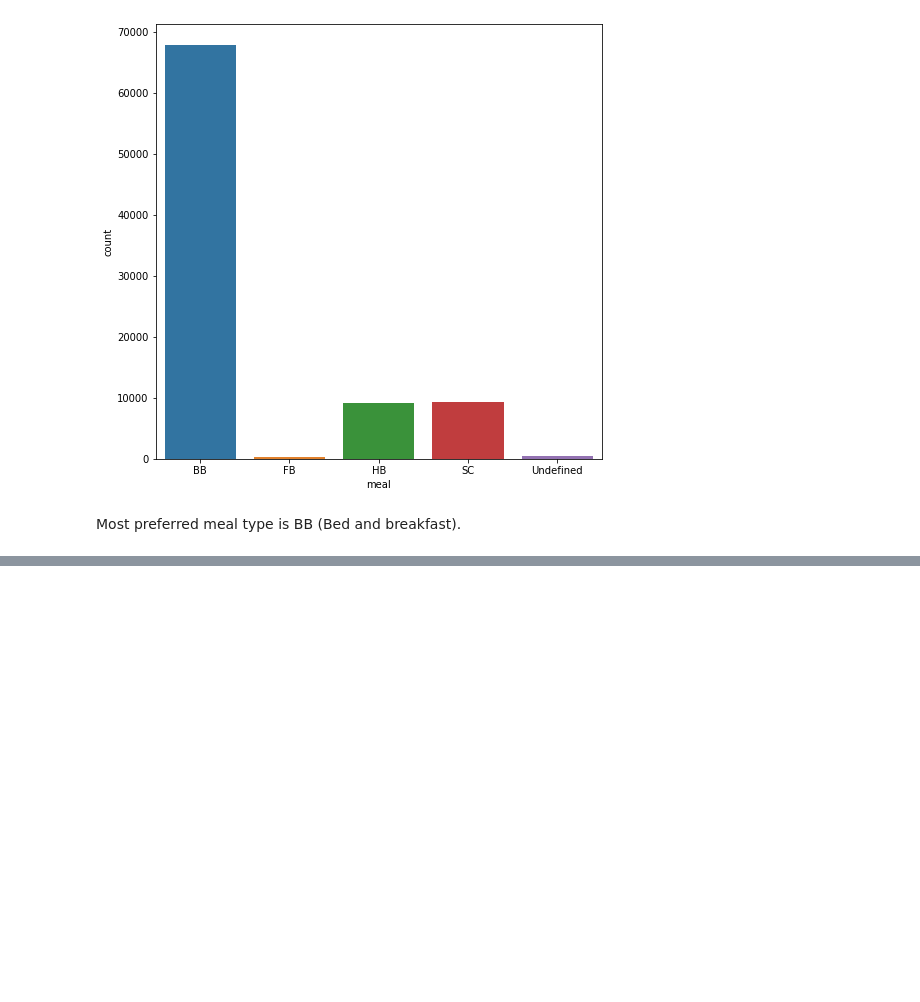
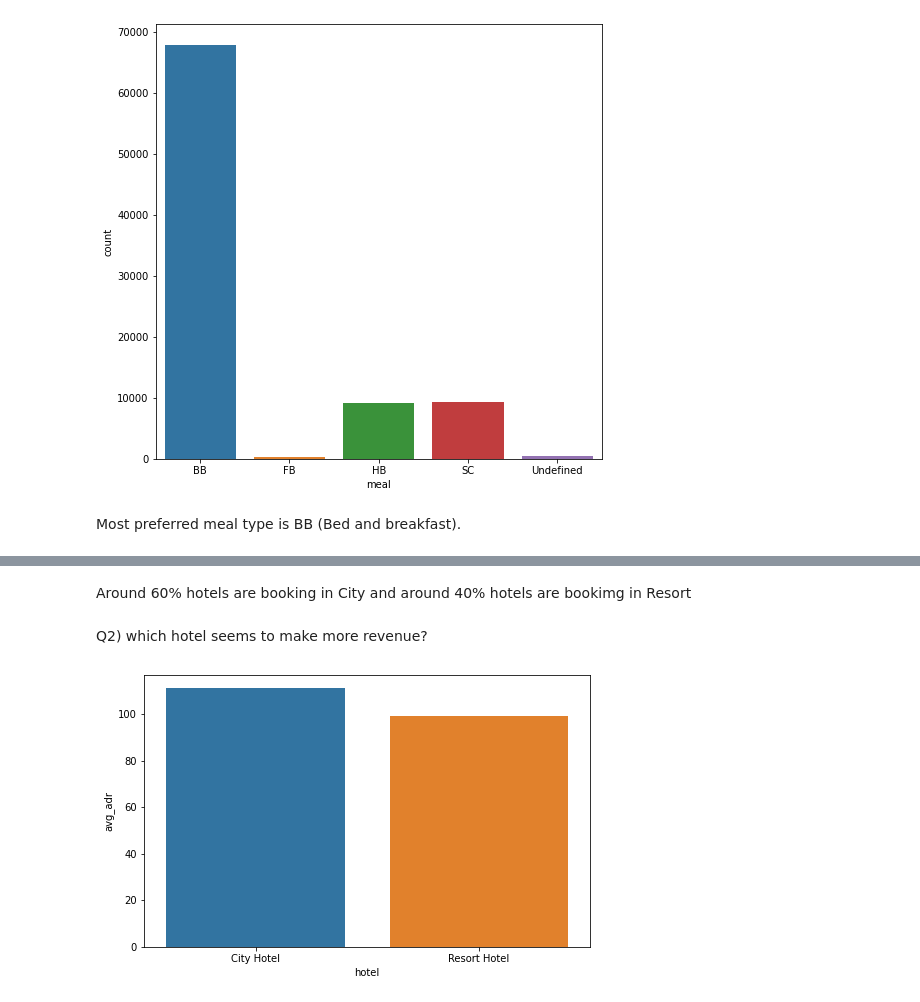
Before and after one commit to Ranjitkumarmuduli/Hotel-Booking-Analysis, a Jupyter notebook: Copy_of_Hotel_Booking_Analysis_Capstone_Project.ipynb, the cells around one changed output, grey strips where cells are left out. Drawn from its saved outputs; the diff is of its cells as text; code cells hidden in the pictures; blank space fills up the shorter version.

```diff
--- a/Copy_of_Hotel_Booking_Analysis_Capstone_Project.ipynb
+++ b/Copy_of_Hotel_Booking_Analysis_Capstone_Project.ipynb
@@ -370,0 +383,11 @@ Most preferred meal type is BB (Bed and breakfast).
+# %% [markdown]
+Around 60% hotels are booking in City and around 40% hotels are bookimg in Resort
+# %% [markdown]
+Q2) which hotel seems to make more revenue?
+# %%
+d2 = grouped_by_hotel['adr'].agg(np.mean).reset_index().rename(columns = {'adr':'avg_adr'})   # calculating average adr
+plt.figure(figsize = (8,5))
+sns.barplot(x = d2['hotel'], y = d2['avg_adr'] )
+plt.show()
+# %% [output]
+[figure, added]
```
Also changed, not shown: parts of 41 cells of this notebook.
